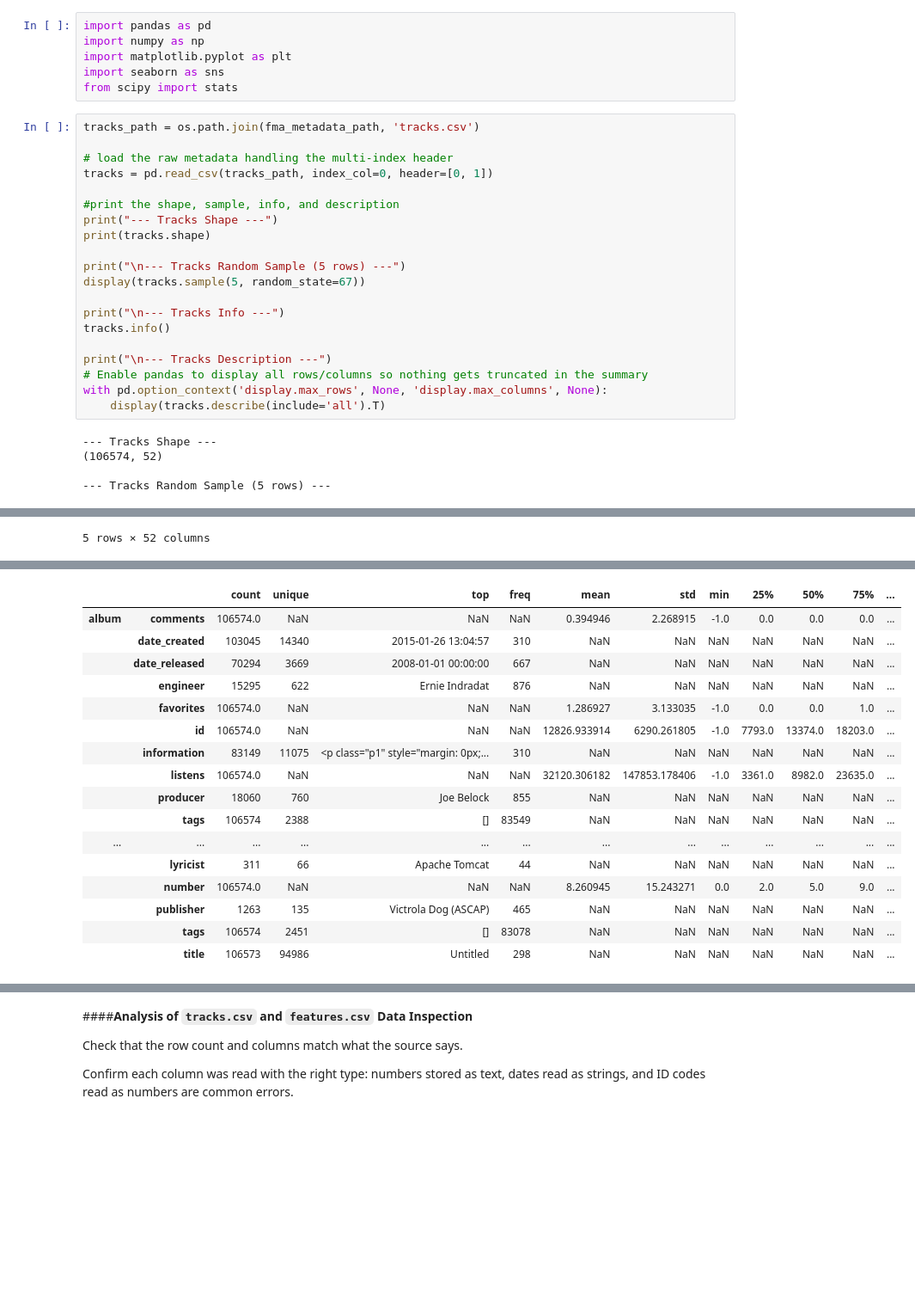
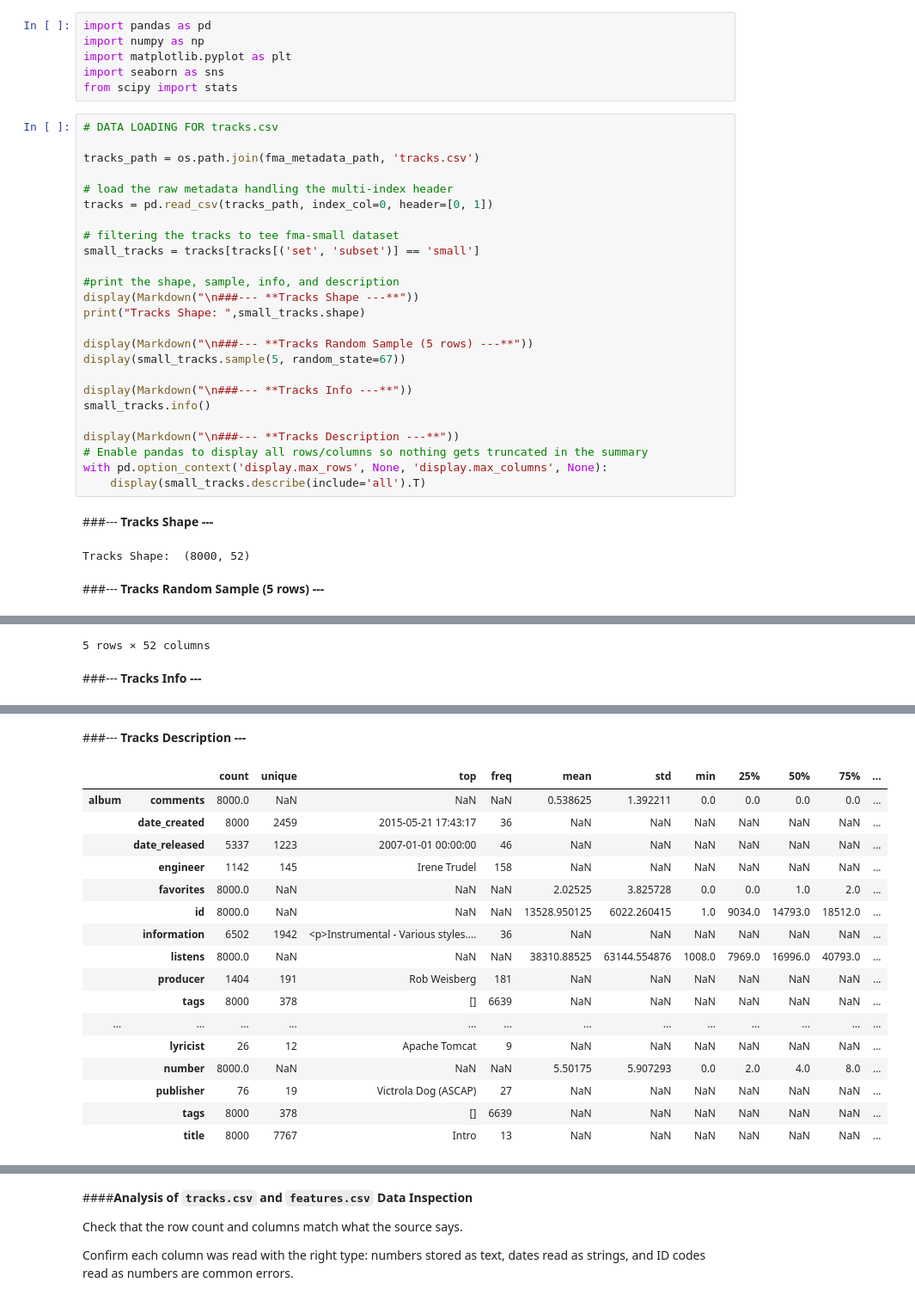
Before and after one commit to daqhi/Music-Genre-Classification, a Jupyter notebook: music_genre_classification.ipynb, the cells around one changed output, grey strips where cells are left out. Shown at 86% size. Saved outputs shown, nothing was run; the diff lists cells and outputs as text; blank space fills up the shorter version.

```diff
--- a/music_genre_classification.ipynb
+++ b/music_genre_classification.ipynb
@@ -97,30 +96,36 @@ import matplotlib.pyplot as plt
 import seaborn as sns
 from scipy import stats
 # %%
+# DATA LOADING FOR tracks.csv
+
 tracks_path = os.path.join(fma_metadata_path, 'tracks.csv')
 
 # load the raw metadata handling the multi-index header
 tracks = pd.read_csv(tracks_path, index_col=0, header=[0, 1])
 
+# filtering the tracks to tee fma-small dataset
+small_tracks = tracks[tracks[('set', 'subset')] == 'small']
+
 #print the shape, sample, info, and description
-print("--- Tracks Shape ---")
-print(tracks.shape)
+display(Markdown("\n###--- **Tracks Shape ---**"))
+print("Tracks Shape: ",small_tracks.shape)
 
-print("\n--- Tracks Random Sample (5 rows) ---")
-display(tracks.sample(5, random_state=67))
+display(Markdown("\n###--- **Tracks Random Sample (5 rows) ---**"))
+display(small_tracks.sample(5, random_state=67))
 
-print("\n--- Tracks Info ---")
-tracks.info()
+display(Markdown("\n###--- **Tracks Info ---**"))
+small_tracks.info()
 
-print("\n--- Tracks Description ---")
+display(Markdown("\n###--- **Tracks Description ---**"))
 # Enable pandas to display all rows/columns so nothing gets truncated in the summary
 with pd.option_context('display.max_rows', None, 'display.max_columns', None):
-    display(tracks.describe(include='all').T)
+    display(small_tracks.describe(include='all').T)
 # %% [output]
+
+###--- **Tracks Shape ---**
---- Tracks Shape ---
-(106574, 52)
-
---- Tracks Random Sample (5 rows) ---
+Tracks Shape:  (8000, 52)
+
+###--- **Tracks Random Sample (5 rows) ---**
 |  | album |  |  |  |  |  |  |  |  | ... |
 |  | comments | date_created | date_released | engineer | favorites | id | information | listens | producer | ... |
 | track_id |  |  |  |  |  |  |  |  |  | ... |
@@ -132 +137,3 @@ with pd.option_context('display.max_rows', None, 'display.max_columns', None):
 5 rows × 52 columns
+
+###--- **Tracks Info ---**
@@ -150,18 +157,20 @@ memory usage: 43.1+ MB
+
+###--- **Tracks Description ---**
 |  |  | count | unique | top | freq | mean | std | min | 25% | 50% | 75% | ... |
-| album | comments | 106574.0 | NaN | NaN | NaN | 0.394946 | 2.268915 | -1.0 | 0.0 | 0.0 | 0.0 | ... |
-|  | date_created | 103045 | 14340 | 2015-01-26 13:04:57 | 310 | NaN | NaN | NaN | NaN | NaN | NaN | ... |
-|  | date_released | 70294 | 3669 | 2008-01-01 00:00:00 | 667 | NaN | NaN | NaN | NaN | NaN | NaN | ... |
-|  | engineer | 15295 | 622 | Ernie Indradat | 876 | NaN | NaN | NaN | NaN | NaN | NaN | ... |
-|  | favorites | 106574.0 | NaN | NaN | NaN | 1.286927 | 3.133035 | -1.0 | 0.0 | 0.0 | 1.0 | ... |
-|  | id | 106574.0 | NaN | NaN | NaN | 12826.933914 | 6290.261805 | -1.0 | 7793.0 | 13374.0 | 18203.0 | ... |
-|  | information | 83149 | 11075 | <p class="p1" style="margin: 0px;... | 310 | NaN | NaN | NaN | NaN | NaN | NaN | ... |
-|  | listens | 106574.0 | NaN | NaN | NaN | 32120.306182 | 147853.178406 | -1.0 | 3361.0 | 8982.0 | 23635.0 | ... |
-|  | producer | 18060 | 760 | Joe Belock | 855 | NaN | NaN | NaN | NaN | NaN | NaN | ... |
-|  | tags | 106574 | 2388 | [] | 83549 | NaN | NaN | NaN | NaN | NaN | NaN | ... |
+| album | comments | 8000.0 | NaN | NaN | NaN | 0.538625 | 1.392211 | 0.0 | 0.0 | 0.0 | 0.0 | ... |
+|  | date_created | 8000 | 2459 | 2015-05-21 17:43:17 | 36 | NaN | NaN | NaN | NaN | NaN | NaN | ... |
+|  | date_released | 5337 | 1223 | 2007-01-01 00:00:00 | 46 | NaN | NaN | NaN | NaN | NaN | NaN | ... |
+|  | engineer | 1142 | 145 | Irene Trudel | 158 | NaN | NaN | NaN | NaN | NaN | NaN | ... |
+|  | favorites | 8000.0 | NaN | NaN | NaN | 2.02525 | 3.825728 | 0.0 | 0.0 | 1.0 | 2.0 | ... |
+|  | id | 8000.0 | NaN | NaN | NaN | 13528.950125 | 6022.260415 | 1.0 | 9034.0 | 14793.0 | 18512.0 | ... |
+|  | information | 6502 | 1942 | <p>Instrumental - Various styles.... | 36 | NaN | NaN | NaN | NaN | NaN | NaN | ... |
+|  | listens | 8000.0 | NaN | NaN | NaN | 38310.88525 | 63144.554876 | 1008.0 | 7969.0 | 16996.0 | 40793.0 | ... |
+|  | producer | 1404 | 191 | Rob Weisberg | 181 | NaN | NaN | NaN | NaN | NaN | NaN | ... |
+|  | tags | 8000 | 378 | [] | 6639 | NaN | NaN | NaN | NaN | NaN | NaN | ... |
 | ... | ... | ... | ... | ... | ... | ... | ... | ... | ... | ... | ... | ... |
-|  | lyricist | 311 | 66 | Apache Tomcat | 44 | NaN | NaN | NaN | NaN | NaN | NaN | ... |
-|  | number | 106574.0 | NaN | NaN | NaN | 8.260945 | 15.243271 | 0.0 | 2.0 | 5.0 | 9.0 | ... |
-|  | publisher | 1263 | 135 | Victrola Dog (ASCAP) | 465 | NaN | NaN | NaN | NaN | NaN | NaN | ... |
-|  | tags | 106574 | 2451 | [] | 83078 | NaN | NaN | NaN | NaN | NaN | NaN | ... |
-|  | title | 106573 | 94986 | Untitled | 298 | NaN | NaN | NaN | NaN | NaN | NaN | ... |
+|  | lyricist | 26 | 12 | Apache Tomcat | 9 | NaN | NaN | NaN | NaN | NaN | NaN | ... |
+|  | number | 8000.0 | NaN | NaN | NaN | 5.50175 | 5.907293 | 0.0 | 2.0 | 4.0 | 8.0 | ... |
+|  | publisher | 76 | 19 | Victrola Dog (ASCAP) | 27 | NaN | NaN | NaN | NaN | NaN | NaN | ... |
+|  | tags | 8000 | 378 | [] | 6639 | NaN | NaN | NaN | NaN | NaN | NaN | ... |
+|  | title | 8000 | 7767 | Intro | 13 | NaN | NaN | NaN | NaN | NaN | NaN | ... |
 # %%
```
Also changed, not shown: parts of 7 cells of this notebook.
